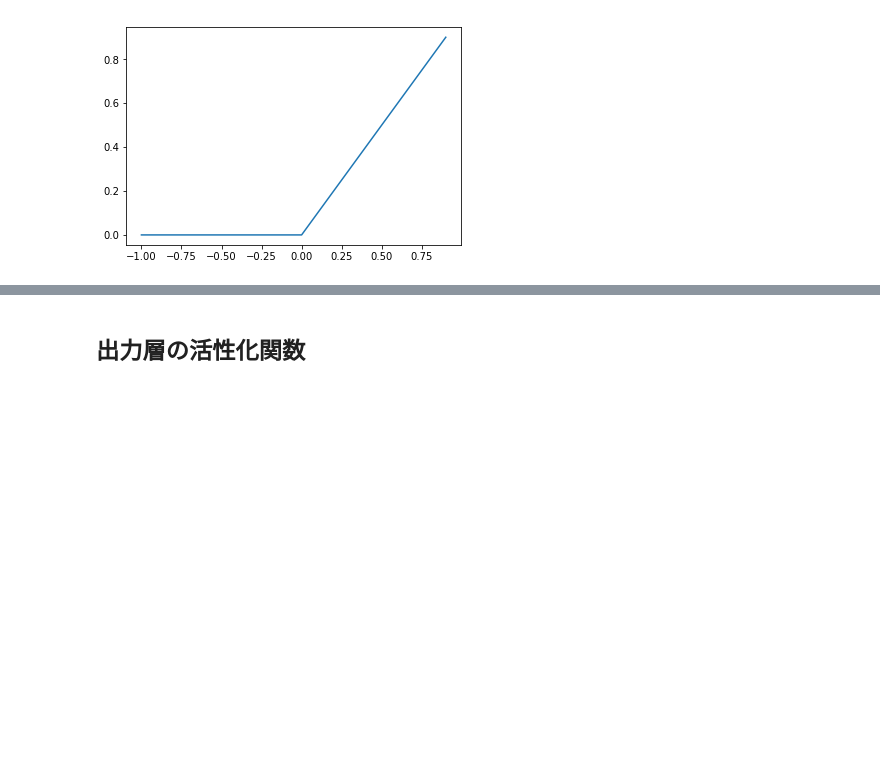
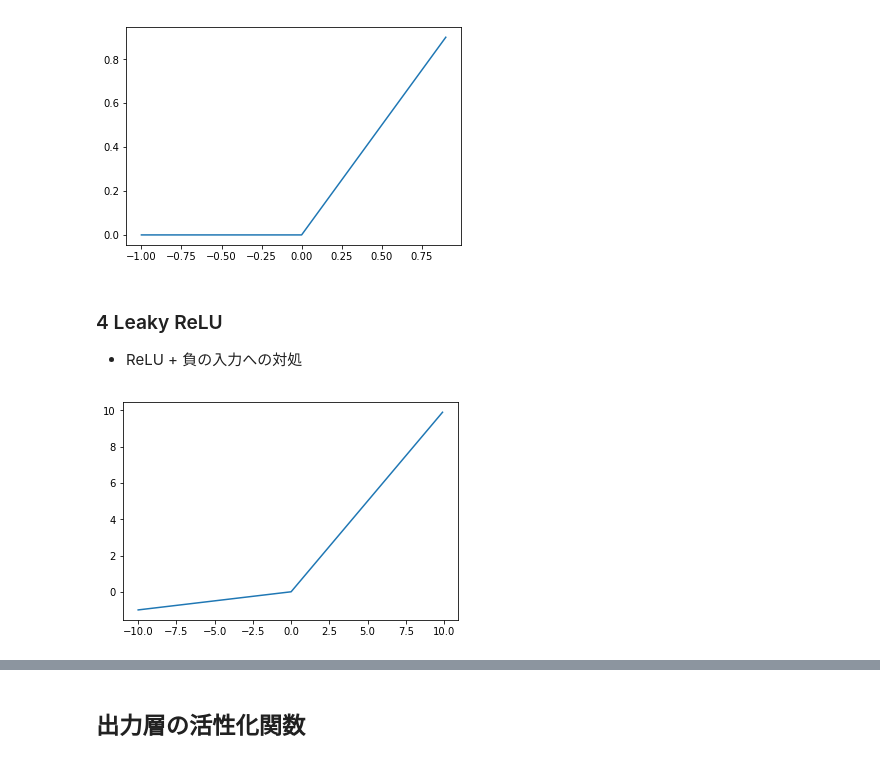
Before and after one commit to YusukeKato/Start_DeepLearning, a Jupyter notebook: Notebook/2_activation_function.ipynb, the cells around one changed output, grey strips where cells are left out. Cells and saved outputs as stored; diff of their text form; code cells hidden in the pictures; blank space fills up the shorter version.

```diff
--- a/Notebook/2_activation_function.ipynb
+++ b/Notebook/2_activation_function.ipynb
@@ -61,3 +67,22 @@ plt.plot(x, y3)
 plt.show()
 # %% [output]
 [figure]
+# %% [markdown]
+### 4 Leaky ReLU
+
+- ReLU + 負の入力への対処
+# %%
+def leaky_relu(x):
+    a = 0.1 # 小さい値
+    for i in range(len(x)):
+        if x[i] <= 0:
+            x[i] = a * x[i]
+    return x
+# %%
+y = leaky_relu(np.arange(-10.0, 10.0, 0.1))
+# %%
+x = np.arange(-10.0, 10.0, 0.1)
+plt.plot(x, y)
+plt.show()
+# %% [output]
+[figure, added]
```
Also changed, not shown: parts of 15 cells of this notebook.
